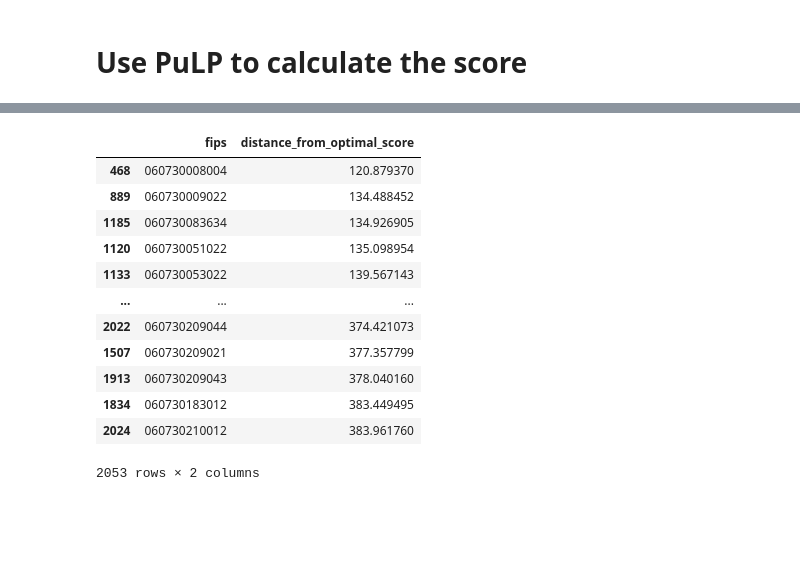
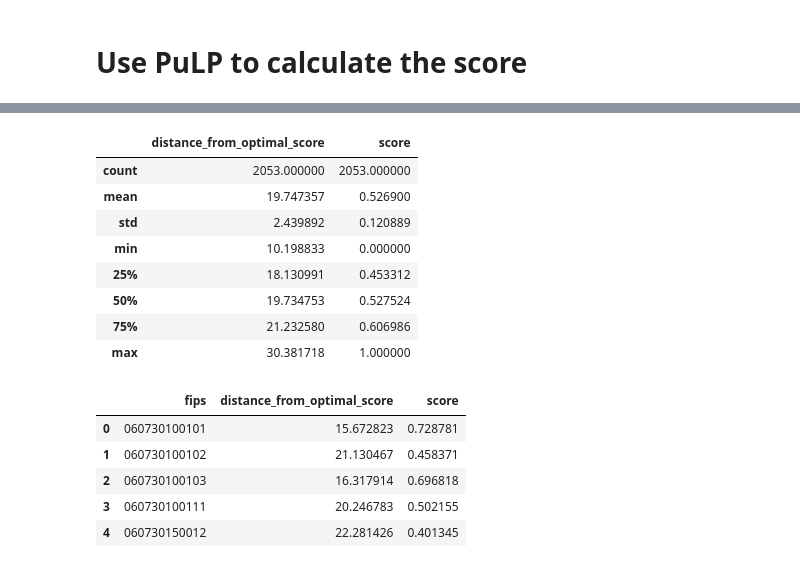
Before and after one commit to amoltkale/ai_chatbot_food_knowledge_graph, a Jupyter notebook: arc_gis/resource_data_creation/OpportunityScorePuLP.ipynb, the cells around one changed output, grey strips where cells are left out. Saved outputs shown, nothing was run; the diff lists cells and outputs as text; code cells hidden in the pictures; blank space fills up the shorter version.

Commit message:
Standardize score 0-1 and set coeff variables

```diff
--- a/arc_gis/resource_data_creation/OpportunityScorePuLP.ipynb
+++ b/arc_gis/resource_data_creation/OpportunityScorePuLP.ipynb
@@ -220,6 +220,16 @@ for col in score_variables_standardized.columns:
     score_variables_standardized[col] = score_variables_standardized[col].apply(lambda x: truncate_std(x))
 # %% [markdown]
 # Use PuLP to calculate the score
+# %%
+#set coeffecients
+dem_coef = 1
+pop_den_coef = 1
+foot_traf_coef = 1
+comp_coef = 1
+opp_coef = 1
+aff_coef = 1
+crime_coef = 1
+growth_pot_coef = 1
 # %%
 problem = LpProblem("Opportunity Problem", LpMaximize)
 
@@ -233,7 +243,7 @@ crime = LpVariable("crime", score_variables_standardized['crime'].min(), score_v
 growth_potential = LpVariable("growth_potential", score_variables_standardized['growth_potential'].min(), score_variables_standardized['growth_potential'].max())
 
 
-problem += (10*demographics) + (10*population_density) + (10*foot_traffic) - (10*competition) + (20*opportunity) + (20*affordability) - (10*crime) + (10*growth_potential)
+problem += (dem_coef*demographics) + (pop_den_coef*population_density) + (foot_traf_coef*foot_traffic) - (comp_coef*competition) + (opp_coef*opportunity) + (aff_coef*affordability) - (crime_coef*crime) + (growth_pot_coef*growth_potential)
 
 
 problem.writeLP("OpportunityCompetition.lp")
@@ -268,5 +278,5 @@ Most optimal sum =  267.3018162999999
 # %%
-score_variables_standardized['score'] = (10*score_variables_standardized['demographics']) + (10*score_variables_standardized['population_density']) + (10*score_variables_standardized['foot_traffic']) - (10*score_variables_standardized['competition']) + (20*score_variables_standardized['opportunity']) + (20*score_variables_standardized['affordability']) - (10*score_variables_standardized['crime']) + (10*score_variables_standardized['growth_potential'])
+score_variables_standardized['score'] = (dem_coef*score_variables_standardized['demographics']) + (pop_den_coef*score_variables_standardized['population_density']) + (foot_traf_coef*score_variables_standardized['foot_traffic']) - (comp_coef*score_variables_standardized['competition']) + (opp_coef*score_variables_standardized['opportunity']) + (aff_coef*score_variables_standardized['affordability']) - (crime_coef*score_variables_standardized['crime']) + (growth_pot_coef*score_variables_standardized['growth_potential'])
 score_variables_standardized['distance_from_optimal_score'] = value(problem.objective) - score_variables_standardized['score']
 # %%
 score_variables_standardized.sort_values('distance_from_optimal_score').head(10)
@@ -286,19 +296,32 @@ score_variables_standardized.sort_values('distance_from_optimal_score').head(10)
 # %%
 final_df = score_variables_standardized.reset_index()
 final_df = final_df[['fips', 'distance_from_optimal_score']].dropna()
+
+
+scoremin= final_df['distance_from_optimal_score'].min()
+scoremax = final_df['distance_from_optimal_score'].max()
+
+final_df['score'] = ((final_df['distance_from_optimal_score']-scoremin) / (scoremax-scoremin) )
+
+final_df['score'] = 1 - final_df['score'] ##subtract from one (smaller the better)
 # %%
-final_df.sort_values('distance_from_optimal_score')
+final_df.describe()
 # %% [output]
-|  | fips | distance_from_optimal_score |
-| 468 | 060730008004 | 120.879370 |
-| 889 | 060730009022 | 134.488452 |
-| 1185 | 060730083634 | 134.926905 |
-| 1120 | 060730051022 | 135.098954 |
-| 1133 | 060730053022 | 139.567143 |
-| ... | ... | ... |
-| 2022 | 060730209044 | 374.421073 |
-| 1507 | 060730209021 | 377.357799 |
-| 1913 | 060730209043 | 378.040160 |
-| 1834 | 060730183012 | 383.449495 |
-| 2024 | 060730210012 | 383.961760 |
+|  | distance_from_optimal_score | score |
+| count | 2053.000000 | 2053.000000 |
+| mean | 19.747357 | 0.526900 |
+| std | 2.439892 | 0.120889 |
+| min | 10.198833 | 0.000000 |
+| 25% | 18.130991 | 0.453312 |
+| 50% | 19.734753 | 0.527524 |
+| 75% | 21.232580 | 0.606986 |
+| max | 30.381718 | 1.000000 |
-2053 rows × 2 columns
+# %%
+final_df.head(5)
+# %% [output]
+|  | fips | distance_from_optimal_score | score |
+| 0 | 060730100101 | 15.672823 | 0.728781 |
+| 1 | 060730100102 | 21.130467 | 0.458371 |
+| 2 | 060730100103 | 16.317914 | 0.696818 |
+| 3 | 060730100111 | 20.246783 | 0.502155 |
+| 4 | 060730150012 | 22.281426 | 0.401345 |
```
Also changed, not shown: parts of 2 cells of this notebook.
